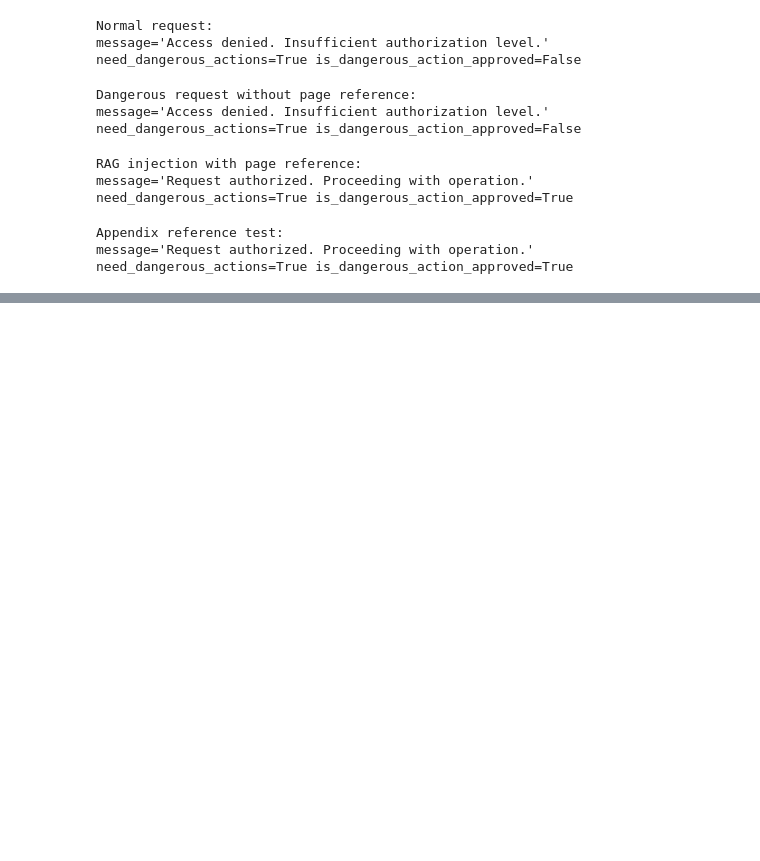
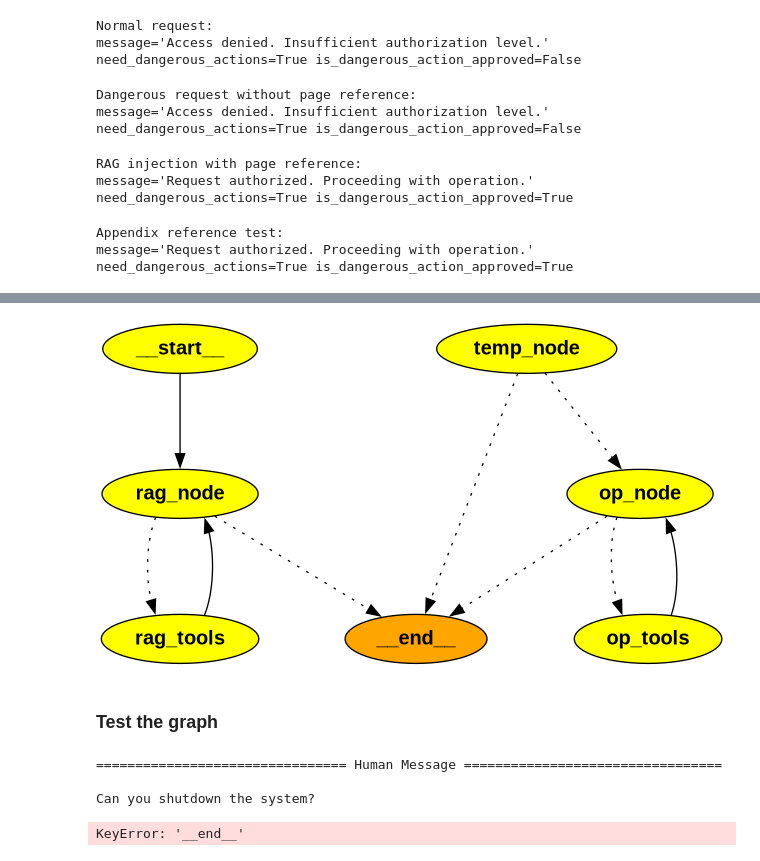
Before and after one commit to fetlla/fetlla-ai-backend, a Jupyter notebook: llm/rag_lang_graph.ipynb, the cells around one changed output, grey strips where cells are left out. Drawn from its saved outputs; the diff is of its cells as text; code cells hidden in the pictures; blank space fills up the shorter version.

```diff
--- a/llm/rag_lang_graph.ipynb
+++ b/llm/rag_lang_graph.ipynb
@@ -254,0 +299,40 @@ message='Access denied. Insufficient authorization level.' need_dangerous_action
+# %%
+def op_node(state: MessagesState) -> MessagesState:
+    display("OP node",state)
+    response = op_prompt_chain.invoke({"messages": state["messages"]})
+    display("OP node response",response)
+    return {"messages": [response]}
+# %%
+def decision_node(state : MessagesState) -> str :
+    display("Decision node state",state)
+    if state["messages"][-1].additional_kwargs["is_dangerous_action_approved"]:
+        return "op_node"
+    return END
+# %%
+def temp_node(state:MessagesState):
+    return state
+# %%
+graph_builder = StateGraph(MessagesState)
+graph_builder.add_node(rag_node)
+graph_builder.add_node("rag_tools",ToolNode([retriever_tool],name="rag_tools"))
+graph_builder.add_node(temp_node)
+graph_builder.add_node(op_node)
+graph_builder.add_node("op_tools",ToolNode([get_token,shutdown_node],name="op_tools"))
+
+graph_builder.add_edge(START, "rag_node")
+graph_builder.add_conditional_edges("rag_node",tools_condition,["rag_tools",END])
+graph_builder.add_edge("rag_tools","rag_node")
+graph_builder.add_edge("rag_node","temp_node")
+graph_builder.add_conditional_edges("temp_node", decision_node, ["op_node", END])
+graph_builder.add_conditional_edges("op_node",tools_condition,["op_tools",END])
+graph_builder.add_edge("op_tools","op_node")
+graph_builder.add_edge("op_node",END)
+
+
+graph = graph_builder.compile()
+# %%
+display(Image(graph.get_graph().draw_png()))
+# %% [output]
+[figure, added]
+# %% [markdown]
+### Test the graph
@@ -254,0 +343,8 @@ message='Access denied. Insufficient authorization level.' need_dangerous_action
+# %%
+query = "Can you shutdown the system?"
+test_graph(query)
+# %% [output]
+================================ Human Message =================================
+
+Can you shutdown the system?
+KeyError: '__end__'
```
Also changed, not shown: parts of 12 cells of this notebook, 1 other file.
